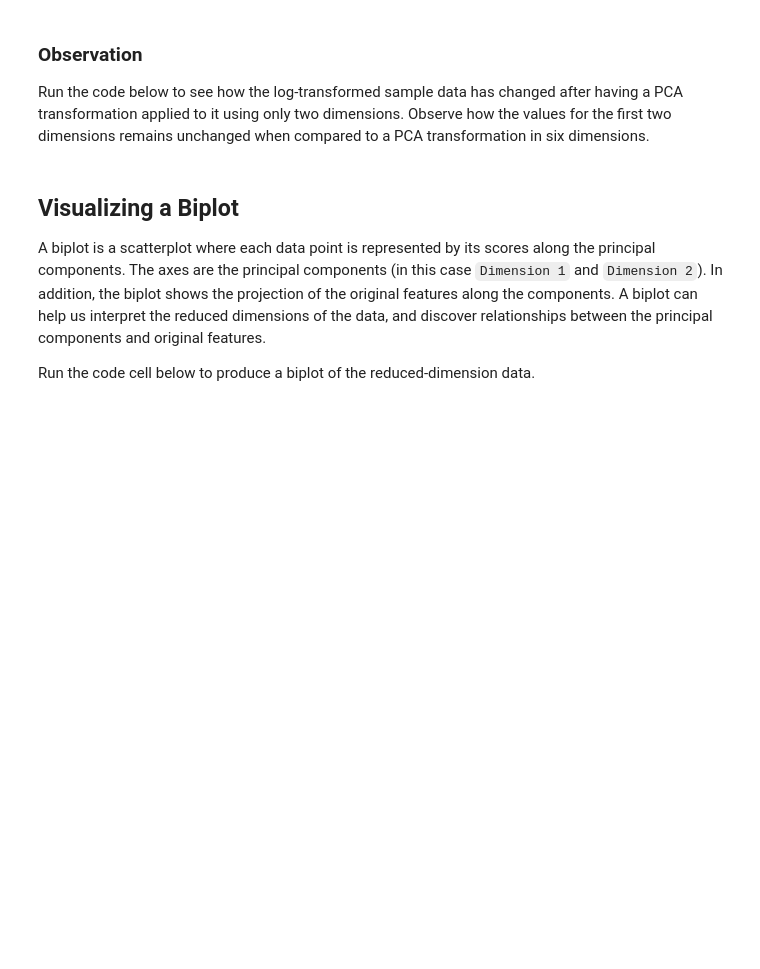
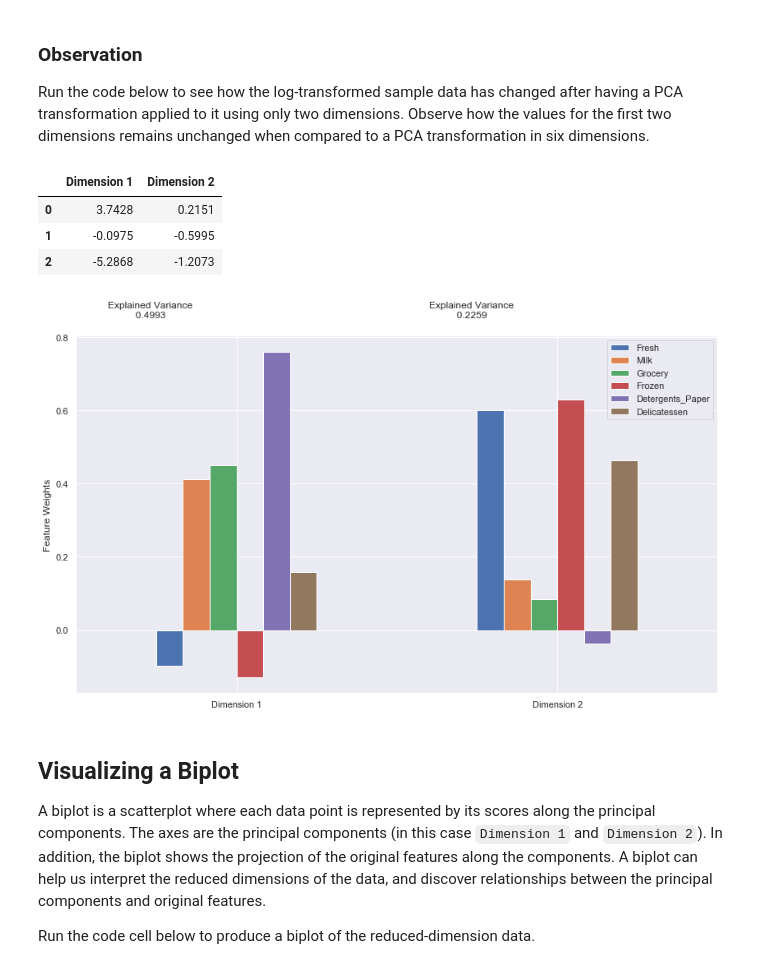
Before and after one commit to sp-mishra/machine-learning, a Jupyter notebook: projects/customer_segments/customer_segments.ipynb, the cells around one changed output. Drawn from its saved outputs; the diff is of its cells as text; code cells hidden in the pictures; blank space fills up the shorter version.

```diff
--- a/projects/customer_segments/customer_segments.ipynb
+++ b/projects/customer_segments/customer_segments.ipynb
@@ -527,13 +546,13 @@ In the code block below, you will need to implement the following:
  - Apply a PCA transformation of `log_samples` using `pca.transform`, and assign the results to `pca_samples`.
 # %%
 # TODO: Apply PCA by fitting the good data with only two dimensions
-pca = None
+pca = PCA(n_components = 2, random_state = random_state, whiten = False).fit(good_data)
 
 # TODO: Transform the good data using the PCA fit above
-reduced_data = None
+reduced_data = pca.transform(good_data)
 
 # TODO: Transform log_samples using the PCA fit above
-pca_samples = None
+pca_samples = pca.transform(log_samples)
 
 # Create a DataFrame for the reduced data
 reduced_data = pd.DataFrame(reduced_data, columns = ['Dimension 1', 'Dimension 2'])
@@ -543,6 +562,13 @@ Run the code below to see how the log-transformed sample data has changed after
 # %%
 # Display sample log-data after applying PCA transformation in two dimensions
 display(pd.DataFrame(np.round(pca_samples, 4), columns = ['Dimension 1', 'Dimension 2']))
+pca_results = vs.pca_results(good_data, pca)
+# %% [output]
+|  | Dimension 1 | Dimension 2 |
+| 0 | 3.7428 | 0.2151 |
+| 1 | -0.0975 | -0.5995 |
+| 2 | -5.2868 | -1.2073 |
+[figure, added]
 # %% [markdown]
 ## Visualizing a Biplot
 A biplot is a scatterplot where each data point is represented by its scores along the principal components. The axes are the principal components (in this case `Dimension 1` and `Dimension 2`). In addition, the biplot shows the projection of the original features along the components. A biplot can help us interpret the reduced dimensions of the data, and discover relationships between the principal components and original features.
```
Also changed, not shown: parts of 13 cells of this notebook.
